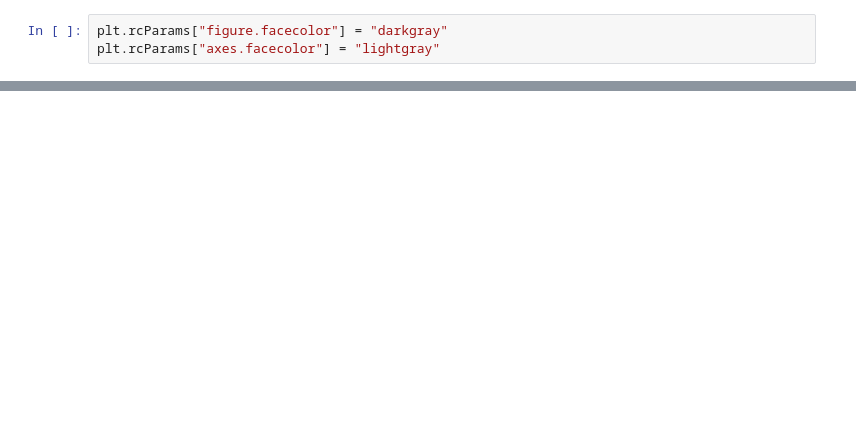
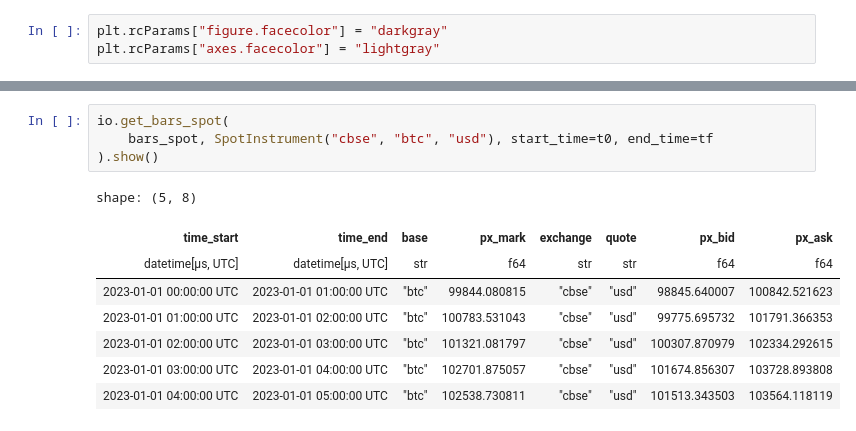
Before and after one commit to andrewchen0028/cc, a Jupyter notebook: packages/sandbox/backtester.ipynb, the cells around one changed output, grey strips where cells are left out. Cells and saved outputs as stored; diff of their text form; blank space fills up the shorter version.

```diff
--- a/packages/sandbox/backtester.ipynb
+++ b/packages/sandbox/backtester.ipynb
@@ -100,0 +113,13 @@ OptionInstrument(exchange='drbt', base='btc', quote='usd', strike=96000.0, listi
+# %%
+io.get_bars_spot(
+    bars_spot, SpotInstrument("cbse", "btc", "usd"), start_time=t0, end_time=tf
+).show()
+# %% [output]
+shape: (5, 8)
+| time_start | time_end | base | px_mark | exchange | quote | px_bid | px_ask |
+| datetime[μs, UTC] | datetime[μs, UTC] | str | f64 | str | str | f64 | f64 |
+| 2023-01-01 00:00:00 UTC | 2023-01-01 01:00:00 UTC | "btc" | 99844.080815 | "cbse" | "usd" | 98845.640007 | 100842.521623 |
+| 2023-01-01 01:00:00 UTC | 2023-01-01 02:00:00 UTC | "btc" | 100783.531043 | "cbse" | "usd" | 99775.695732 | 101791.366353 |
+| 2023-01-01 02:00:00 UTC | 2023-01-01 03:00:00 UTC | "btc" | 101321.081797 | "cbse" | "usd" | 100307.870979 | 102334.292615 |
+| 2023-01-01 03:00:00 UTC | 2023-01-01 04:00:00 UTC | "btc" | 102701.875057 | "cbse" | "usd" | 101674.856307 | 103728.893808 |
+| 2023-01-01 04:00:00 UTC | 2023-01-01 05:00:00 UTC | "btc" | 102538.730811 | "cbse" | "usd" | 101513.343503 | 103564.118119 |
```
Also changed, not shown: parts of 7 cells of this notebook, 12 other files.
